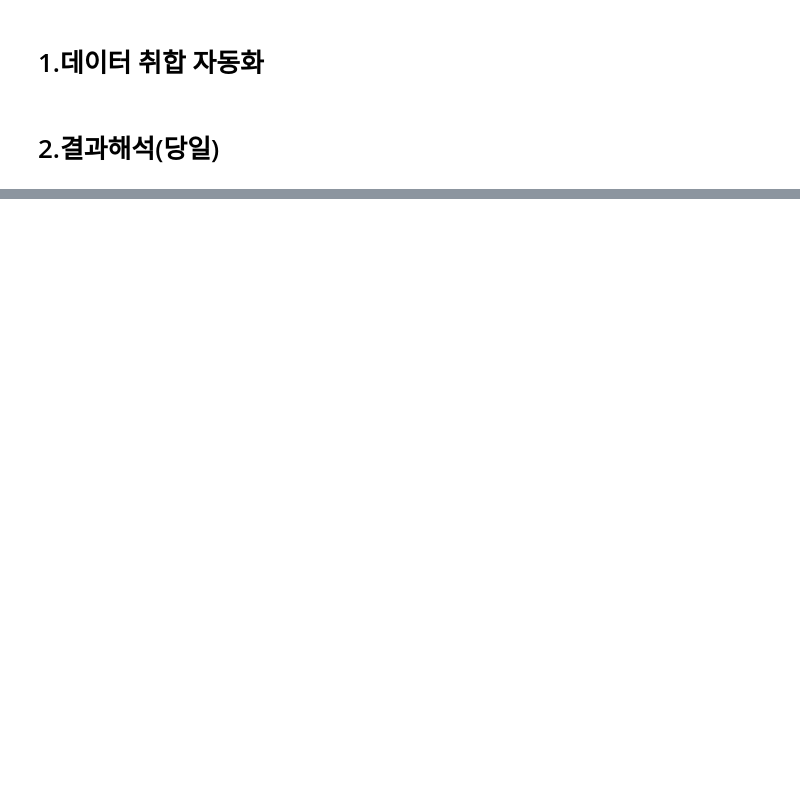
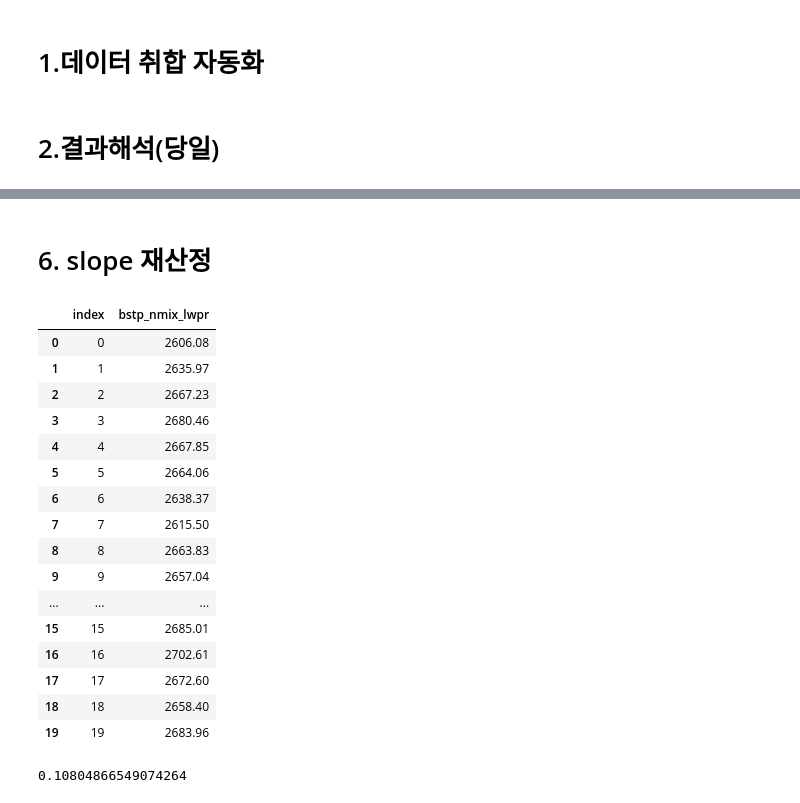
Before and after one commit to kknaks/Recommend_stock, a Jupyter notebook: Recommend_stock/auto_stock_collect.ipynb, the cells around one changed output, grey strips where cells are left out. Drawn from its saved outputs; the diff is of its cells as text; code cells hidden in the pictures; blank space fills up the shorter version.

```diff
--- a/Recommend_stock/auto_stock_collect.ipynb
+++ b/Recommend_stock/auto_stock_collect.ipynb
@@ -250,0 +400,2 @@ quasi-separation. In this case some parameters will not be identified.
+# %%
+pd.options.display.float_format = '{:.3f}'.format
@@ -392,0 +523,2 @@ quasi-separation. In this case some parameters will not be identified.
+# %% [markdown]
+# 6. slope 재산정
@@ -392,0 +544,20 @@ quasi-separation. In this case some parameters will not be identified.
+# %%
+kospi_index
+# %% [output]
+|  | index | bstp_nmix_lwpr |
+| 0 | 0 | 2606.08 |
+| 1 | 1 | 2635.97 |
+| 2 | 2 | 2667.23 |
+| 3 | 3 | 2680.46 |
+| 4 | 4 | 2667.85 |
+| 5 | 5 | 2664.06 |
+| 6 | 6 | 2638.37 |
+| 7 | 7 | 2615.50 |
+| 8 | 8 | 2663.83 |
+| 9 | 9 | 2657.04 |
+| ... | ... | ... |
+| 15 | 15 | 2685.01 |
+| 16 | 16 | 2702.61 |
+| 17 | 17 | 2672.60 |
+| 18 | 18 | 2658.40 |
+| 19 | 19 | 2683.96 |
@@ -392,0 +571,4 @@ quasi-separation. In this case some parameters will not be identified.
+# %%
+model.params['bstp_nmix_lwpr']
+# %% [output]
+0.10804866549074264
```
Also changed, not shown: parts of 28 cells of this notebook, 2 other files.
